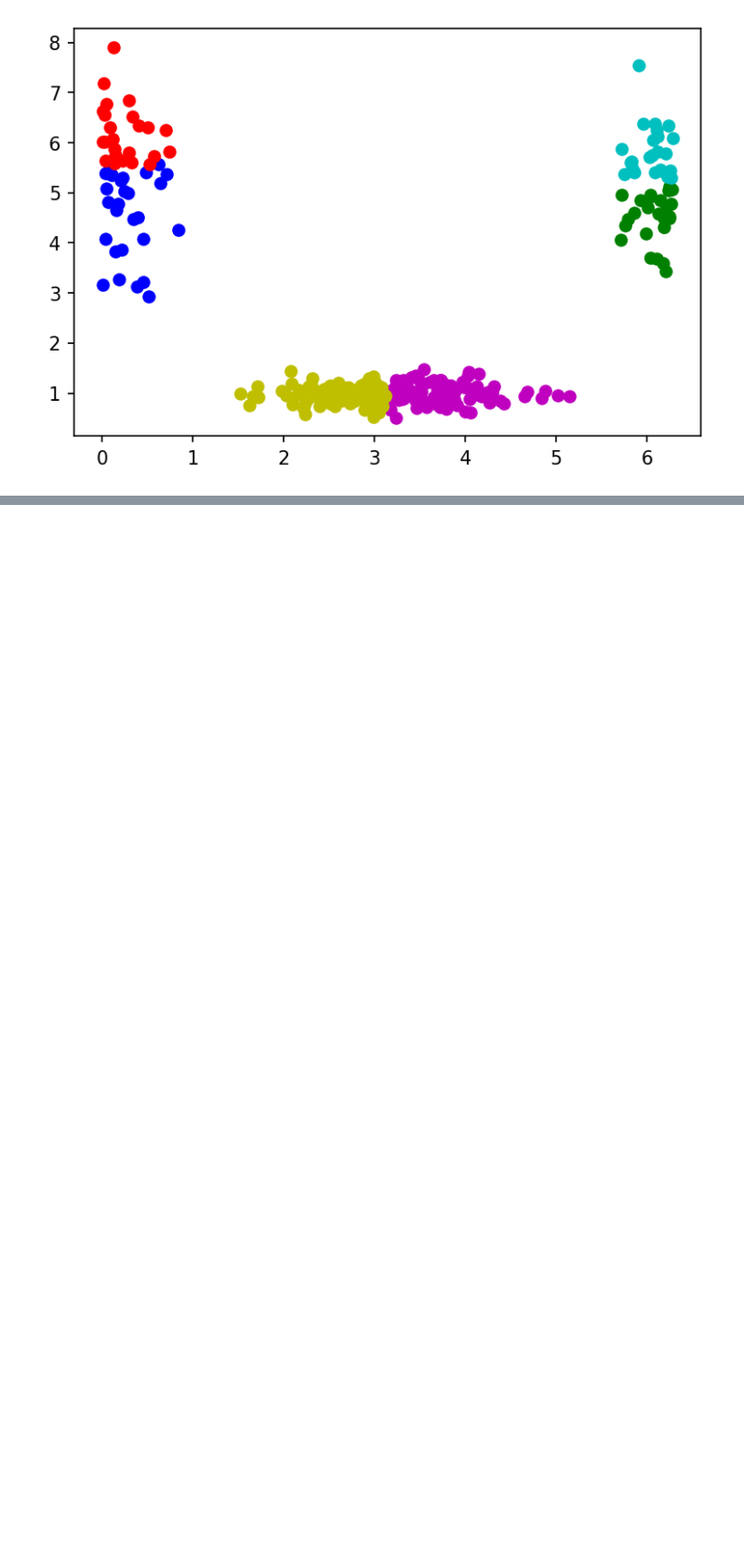
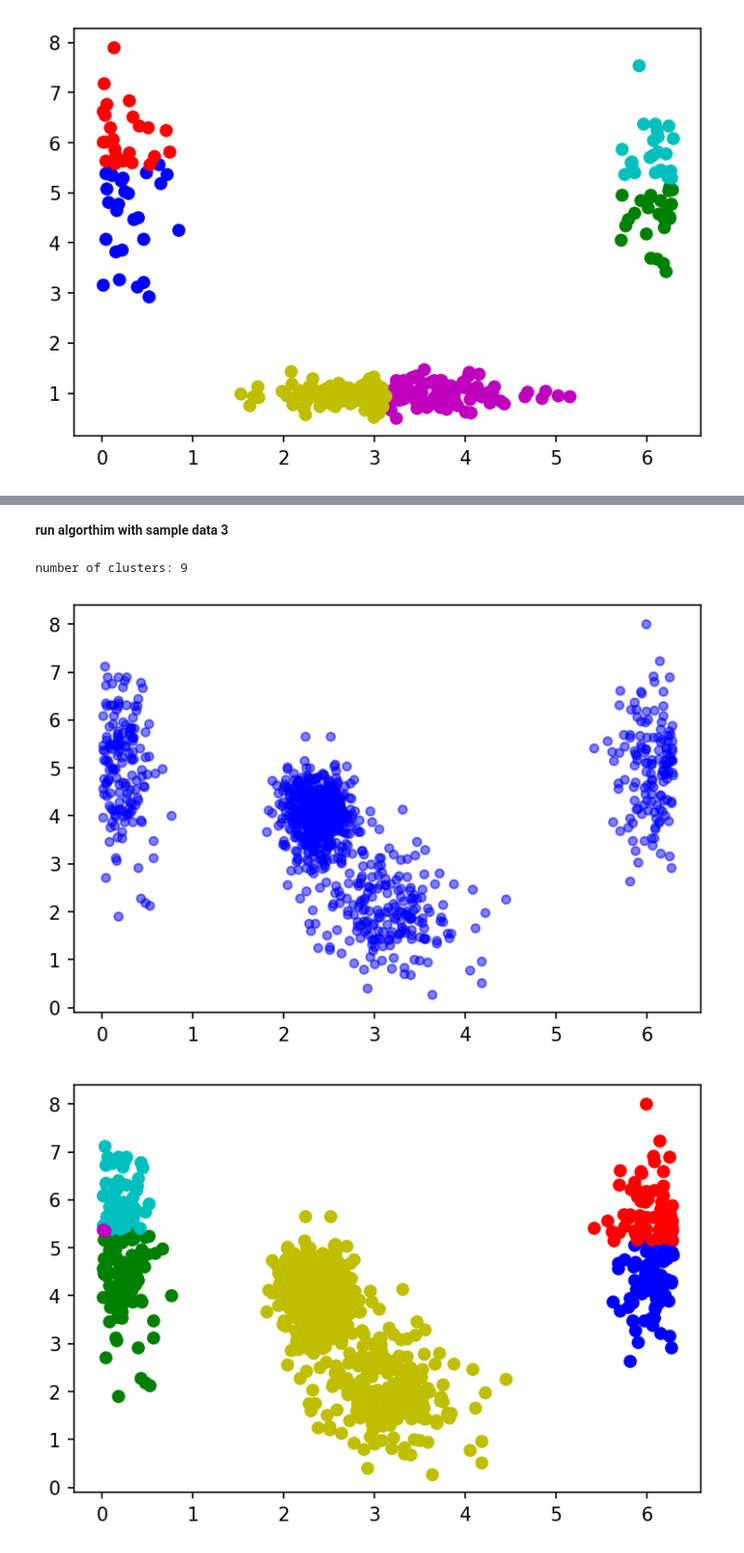
Before and after one commit to khashayarghamati/Mean-Shift-Algorithm, a Jupyter notebook: MeanShift.ipynb, the cells around one changed output, grey strips where cells are left out. Shown at 93% size. Cells and saved outputs as stored; diff of their text form; code cells hidden in the pictures; blank space fills up the shorter version.

```diff
--- a/MeanShift.ipynb
+++ b/MeanShift.ipynb
@@ -87,7 +119,7 @@ class Mean_Shift(object):
             if choice != 5:
                 choice +=1
 
-    def _gausian_kernel(self, points, centeroid):
+    def _gaussian_kernel(self, points, centeroid):
         cent_X = centeroid[0]
         cent_Y = centeroid[1]
         _, _, norm2 = self.norm_p(centroid=np.array((cent_X, cent_Y)), data=points, w=self.bandwidth, norm=2, isNorm=True)
@@ -107,8 +139,8 @@ class Mean_Shift(object):
             self.visualaize_point.append(point)
 
             if self.kernel == 'G':
-                # if len(encircling_points) > 0:
-                fx = self._gausian_kernel(points=encircling_points, centeroid=x_hat)
+
+                fx = self._gaussian_kernel(points=encircling_points, centeroid=x_hat)
                 fx_d = np.reshape(fx, (fx.shape[0], 1))
                 fx = np.insert(fx_d, 1, fx,axis=1)
 
@@ -118,8 +150,6 @@ class Mean_Shift(object):
                 updated_mean = numerator / denumerator
                 x_hat = updated_mean + x_hat
 
-                # else:
-                    # center = x_hat
 
             if (x_hat==np.array([center])).all():
                 # print(f"Convergence: point: {point}, center: {center}")
@@ -127,12 +157,12 @@ class Mean_Shift(object):
 
     def trace(self):
         self.ax.cla()
-        self.anim = FuncAnimation(self.fig, self.trace_data, frames=len(self.visualaize_point), interval=20, blit=True, init_func=self.draw_circle_area)
+        self.anim = animation.FuncAnimation(self.fig, self.trace_data, frames=len(self.visualaize_point), interval=20, blit=True, init_func=self.init_plot)
         HTML(self.anim.to_html5_video())
         rc('animation', html='html5')
         return self.anim
 
-    def draw_circle_area(self):
+    def init_plot(self):
         redius=self.bandwidth
         center=self.visualaize_x_hat[0]
         inner_points=self.visualaize_encircling_points[0]
@@ -188,6 +228,11 @@ ms2.trace()
+# %% [markdown]
+**run algorthim with sample data 3**
 # %%
-data3 = pd.read_csv('data_csv/data3.csv')
 display_cluster_cir(data3)
-ms3 = Mean_Shift(bandwidth=2, data=data3.to_numpy())
+ms3 = Mean_Shift(bandwidth=1, data=data3.to_numpy())
 ms3.fit()
 ms3.show()
+# %% [output]
+number of clusters: 9
+[figure, added]
+[figure, added]
```
Also changed, not shown: parts of 24 cells of this notebook.
